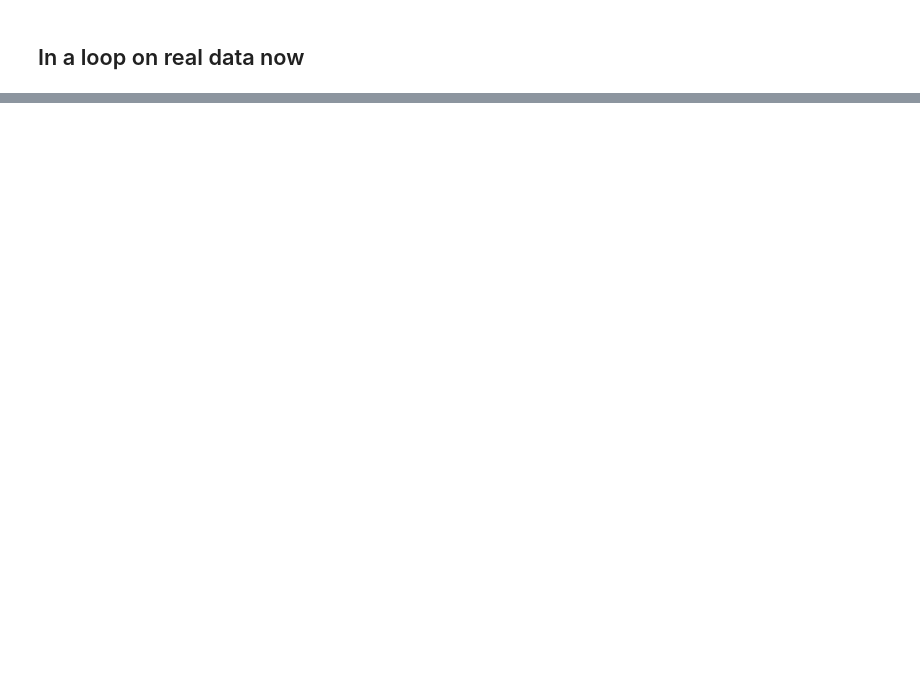
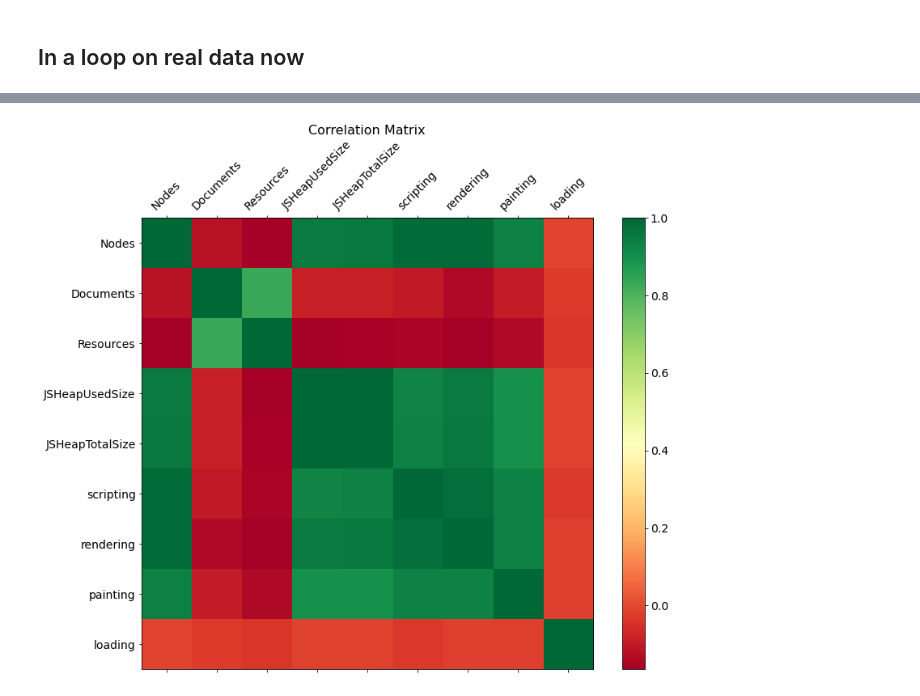
Before and after one commit to mehrotrasan16/performance-benchmarking-with-puppeteer, a Jupyter notebook: tracelyzer-to-csv.ipynb, the cells around one changed output, grey strips where cells are left out. Saved outputs shown, nothing was run; the diff lists cells and outputs as text; code cells hidden in the pictures; blank space fills up the shorter version.

```diff
--- a/tracelyzer-to-csv.ipynb
+++ b/tracelyzer-to-csv.ipynb
@@ -384,0 +502,11 @@ nycphil.append(nycphil)
+# %%
+# cmap = ListedColormap(['r','g'])
+f = plt.figure(figsize=(13, 10))
+plt.matshow(corrdf.corr(), fignum=f.number, cmap='RdYlGn') #cmap=cmap
+plt.xticks(range(corrdf.shape[1]), corrdf.columns, fontsize=14, rotation=45)
+plt.yticks(range(corrdf.shape[1]), corrdf.columns, fontsize=14)
+cb = plt.colorbar()
+cb.ax.tick_params(labelsize=14)
+plt.title('Correlation Matrix', fontsize=16);
+# %% [output]
+[figure, added]
```
Also changed, not shown: parts of 67 cells of this notebook, 2 other files.
